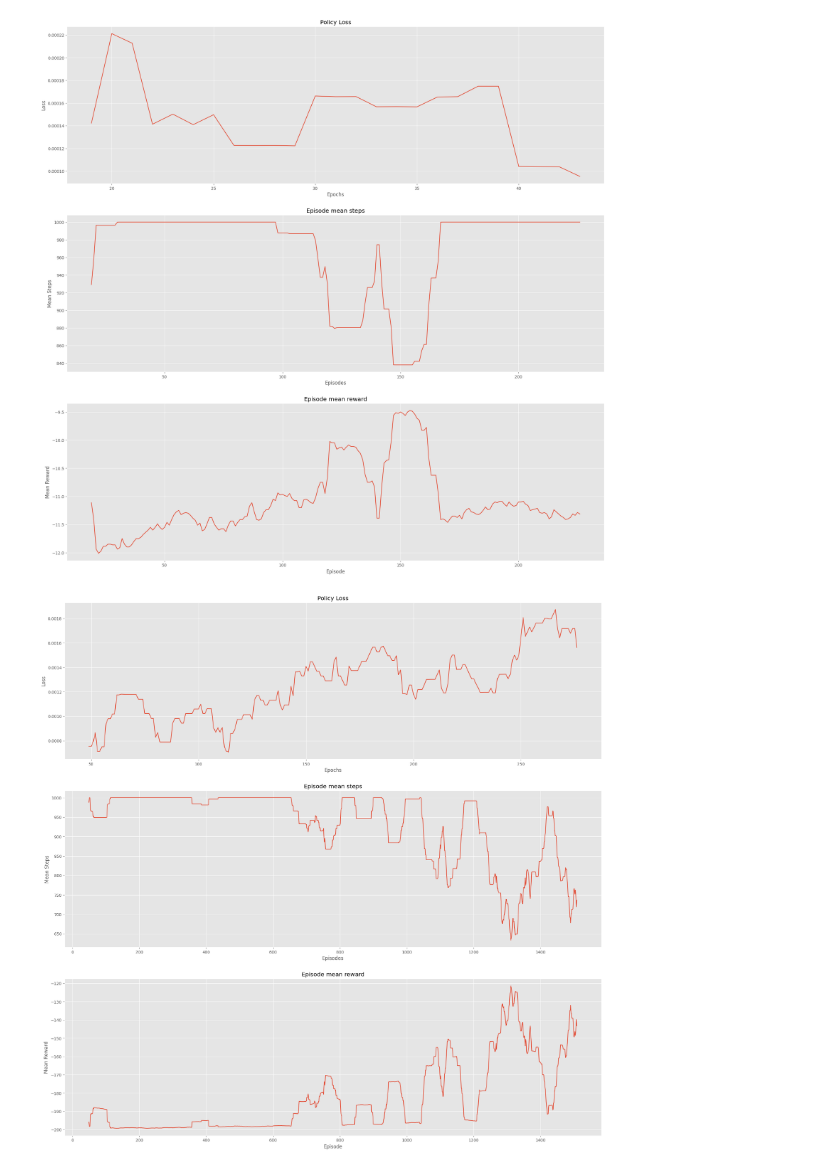
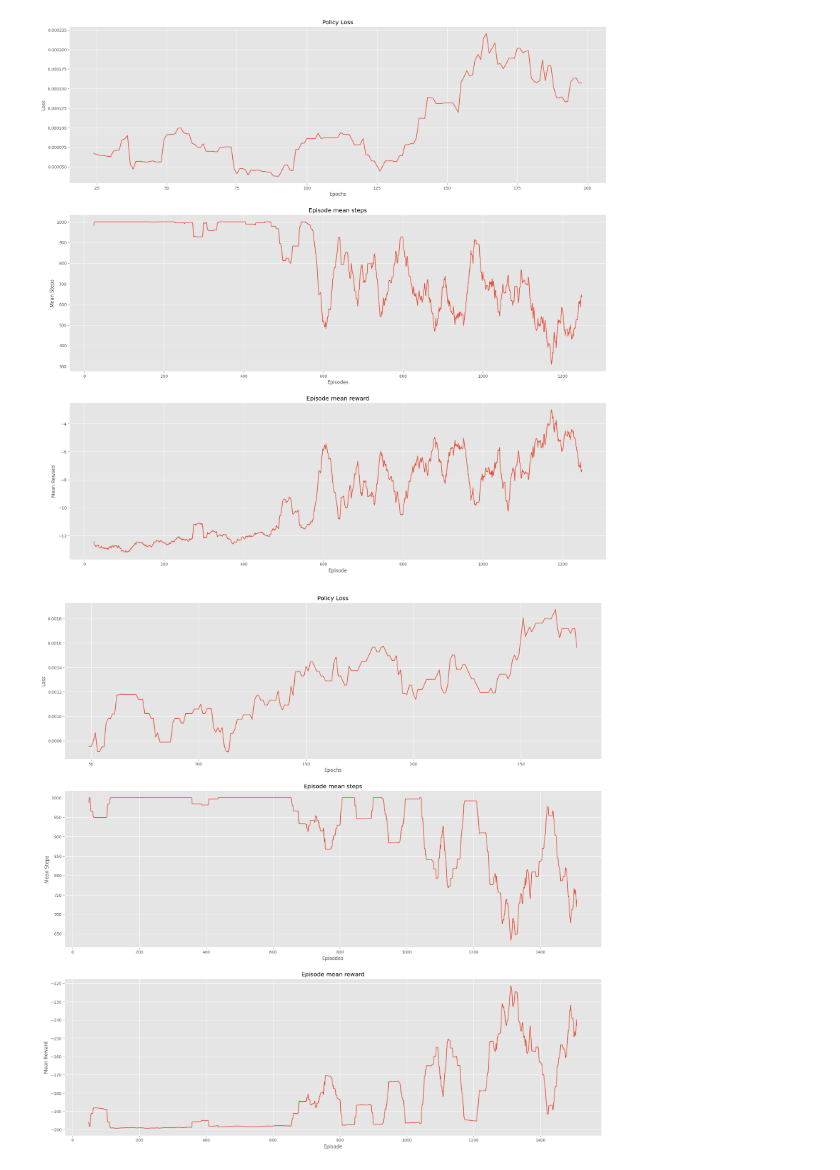
Before and after one commit to tcarausu/SwarmRobots, a Jupyter notebook: envs/analyze.ipynb, the cells around one changed output. Drawn from its saved outputs; the diff is of its cells as text; code cells hidden in the pictures.

```diff
--- a/envs/analyze.ipynb
+++ b/envs/analyze.ipynb
@@ -93,9 +93,9 @@ def compare_results(f1,f2,label1, label2, rolling = False):
 
     fig.legend([label1,label2], loc="lower center")
 # %%
-_ = get_results("results/MULTIAGENT_DISCRETE_4agent_ale_rewards/FirstRun/log.json", visualize=True, rolling_mean=True, window=20, num_agents=4)
+_ = get_results("results/MULTIAGENT_DISCRETE_NO_RAYCASTS_8agent/FirstRunAleReward/log.json", visualize=True,num_agents=8, rolling_mean=True, window=25)
 # %% [output]
-[figure, old version]
+[figure, new version]
 # %%
 _ = get_results("results/MULTIAGENT_DISCRETE_4agent_random_lessobs/FirstRun/log.json", visualize=True, rolling_mean=True, window=50, num_agents=4)
 # %% [output]
```
Also changed, not shown: 33 other files.
